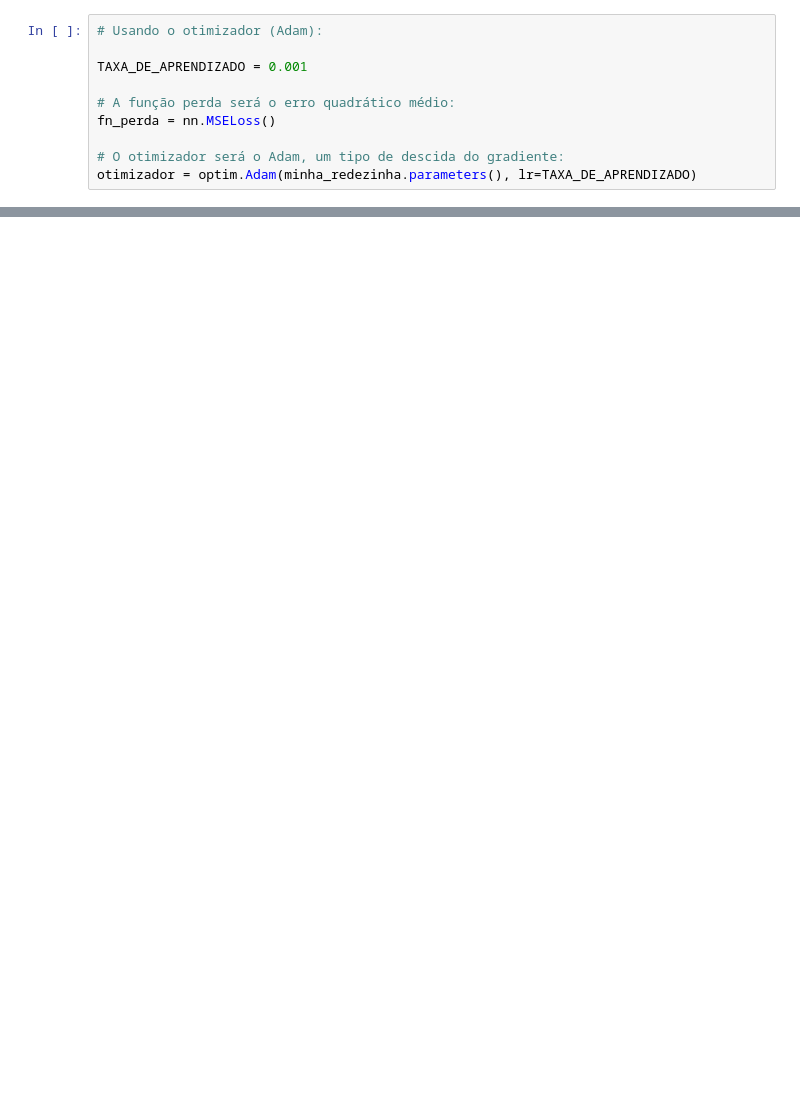
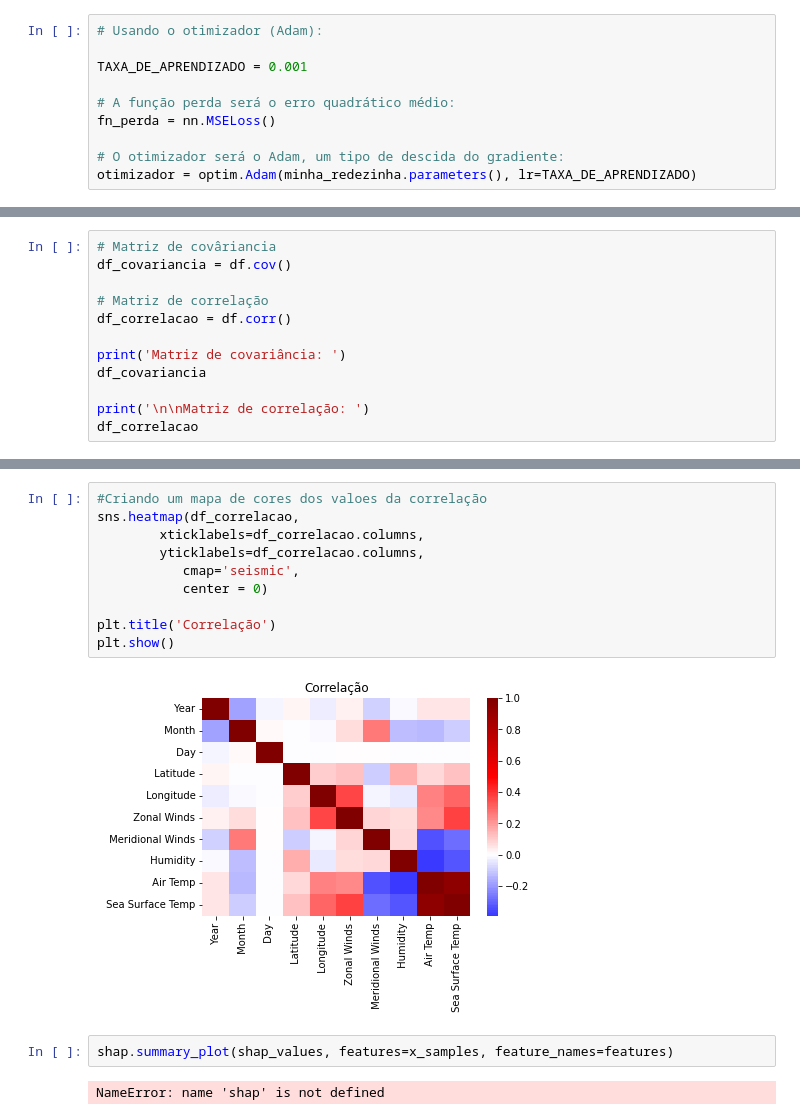
Before and after one commit to alicevk/RNAG-TCS, a Jupyter notebook: main.ipynb, the cells around one changed output, grey strips where cells are left out. Cells and saved outputs as stored; diff of their text form; blank space fills up the shorter version.

Commit message:
Atualização do main.ipynb com Shap.

```diff
--- a/main.ipynb
+++ b/main.ipynb
@@ -302,0 +329,12 @@ Loss do teste: 0.4230889283590808
+# %%
+# Matriz de covâriancia
+df_covariancia = df.cov()
+
+# Matriz de correlação
+df_correlacao = df.corr()
+
+print('Matriz de covariância: ')
+df_covariancia
+
+print('\n\nMatriz de correlação: ')
+df_correlacao
@@ -302,0 +357,16 @@ Loss do teste: 0.4230889283590808
+# %%
+#Criando um mapa de cores dos valoes da correlação
+sns.heatmap(df_correlacao,
+        xticklabels=df_correlacao.columns,
+        yticklabels=df_correlacao.columns,
+           cmap='seismic',
+           center = 0)
+
+plt.title('Correlação')
+plt.show()
+# %% [output]
+[figure, added]
+# %%
+shap.summary_plot(shap_values, features=x_samples, feature_names=features)
+# %% [output]
+NameError: name 'shap' is not defined
```
Also changed, not shown: parts of 12 cells of this notebook.
